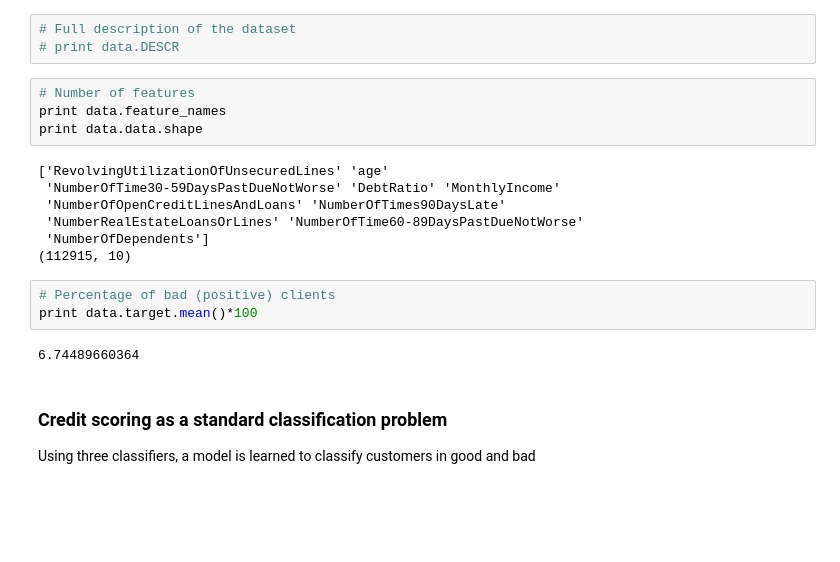
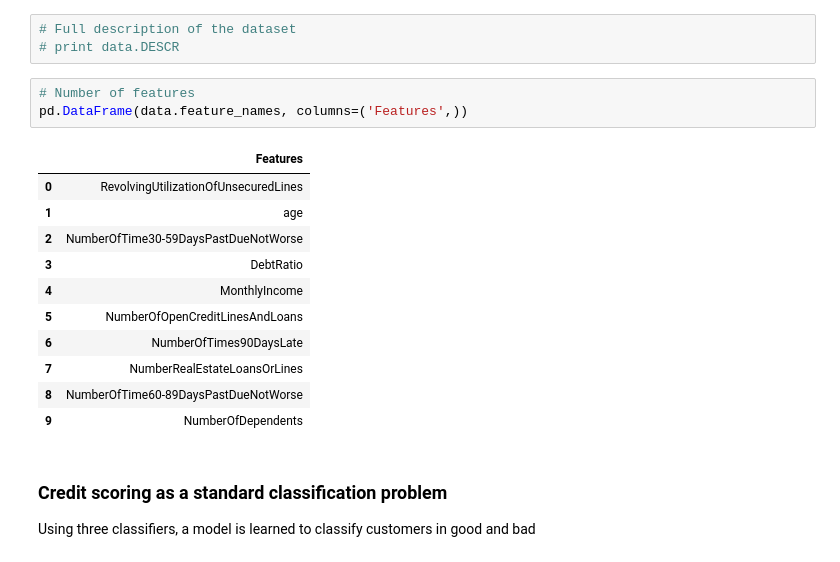
Before and after one commit to albahnsen/CostSensitiveClassification, a Jupyter notebook: doc/tutorials/tutorial_edcs_credit_scoring.ipynb, the cells around one changed output. Drawn from its saved outputs; the diff is of its cells as text; blank space fills up the shorter version.

```diff
--- a/doc/tutorials/tutorial_edcs_credit_scoring.ipynb
+++ b/doc/tutorials/tutorial_edcs_credit_scoring.ipynb
@@ -64,20 +76,19 @@ print data.keys()
 # print data.DESCR
 # %%
 # Number of features
-print data.feature_names
-print data.data.shape
+pd.DataFrame(data.feature_names, columns=('Features',))
 # %% [output]
-['RevolvingUtilizationOfUnsecuredLines' 'age'
- 'NumberOfTime30-59DaysPastDueNotWorse' 'DebtRatio' 'MonthlyIncome'
- 'NumberOfOpenCreditLinesAndLoans' 'NumberOfTimes90DaysLate'
- 'NumberRealEstateLoansOrLines' 'NumberOfTime60-89DaysPastDueNotWorse'
- 'NumberOfDependents']
-(112915, 10)
+|  | Features |
+| 0 | RevolvingUtilizationOfUnsecuredLines |
+| 1 | age |
+| 2 | NumberOfTime30-59DaysPastDueNotWorse |
+| 3 | DebtRatio |
+| 4 | MonthlyIncome |
+| 5 | NumberOfOpenCreditLinesAndLoans |
+| 6 | NumberOfTimes90DaysLate |
+| 7 | NumberRealEstateLoansOrLines |
+| 8 | NumberOfTime60-89DaysPastDueNotWorse |
+| 9 | NumberOfDependents |
-# %%
-# Percentage of bad (positive) clients
-print data.target.mean()*100
-# %% [output]
-6.74489660364
 # %% [markdown]
 ### Credit scoring as a standard classification problem
 
```
Also changed, not shown: parts of 3 cells of this notebook, 1 other file.
